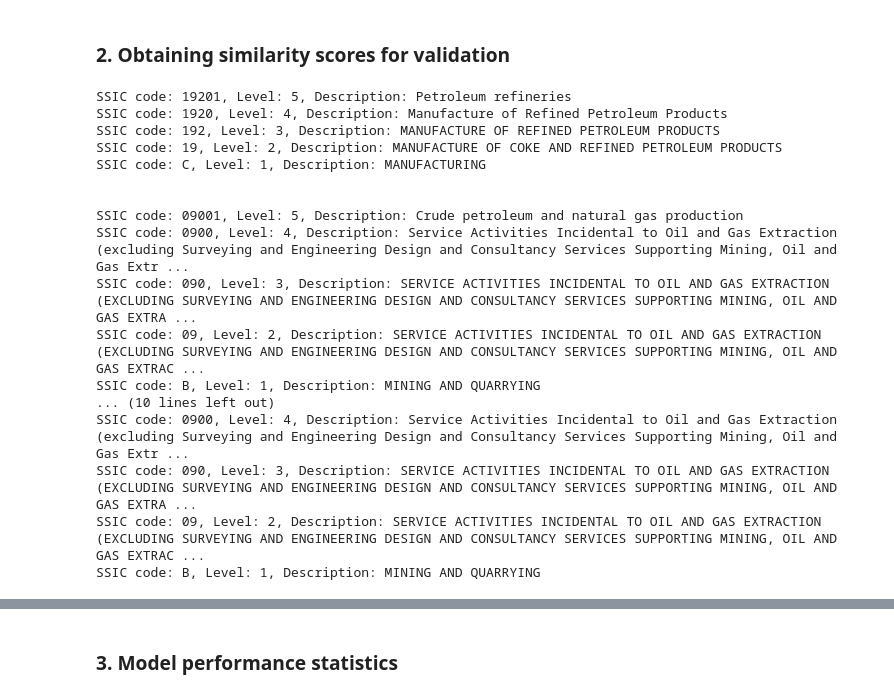
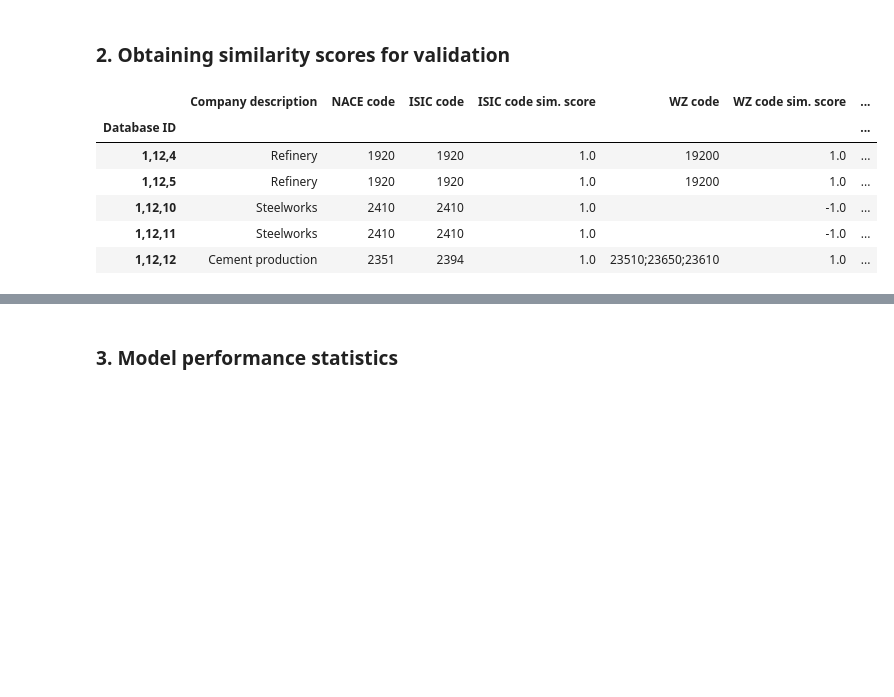
Before and after one commit to vegetablestabber/internship-one, a Jupyter notebook: notebooks/match_maestri.ipynb, the cells around one changed output, grey strips where cells are left out. Drawn from its saved outputs; the diff is of its cells as text; code cells hidden in the pictures; blank space fills up the shorter version.

```diff
--- a/notebooks/match_maestri.ipynb
+++ b/notebooks/match_maestri.ipynb
@@ -59,59 +46,6 @@ maestri_dfs[1].head()
 | 10,39,5 | Sugar refinery | 1081 | 1072 | 10810 | 10720 |
 # %% [markdown]
 ### 2. Obtaining similarity scores for validation
-# %%
-from utils.inference.infer import get_level, get_description, get_parent
-
-def f(c):
-	l = get_level(c)
-	d = get_description(c)
-	print(f"{c.std.value} code: {c.value}, Level: {l}, Description: {d}")
-
-	while l > 1:
-		c = get_parent(c)
-
-		if l >= 1:
-			l = get_level(c)
-			d = get_description(c)
-			print(f"{c.std.value} code: {c.value}, Level: {l}, Description: {d}")
-
-	print("\n")
-
-### Old match
-# Database ID	Company description 	NACE code	ISIC code	WZ code	  SSIC code
-# 6,21,10	 	Petroleum exctaction	0610     	0610     	06100  	  19201;09001
-
-### New match
-# Database ID	Company description 	NACE code	ISIC code	WZ code	  SSIC code
-# 6,21,10	 	Petroleum exctaction	0610     	0610     	06100  	  08900
-
-c1 = IndustryCode(IndustryStandard.SSIC, "19201")
-c2 = IndustryCode(IndustryStandard.SSIC, "09001")
-c3 = IndustryCode(IndustryStandard.SSIC, "08900")
-
-company = NACECompany("0610", "Petroleum exctaction")
-c4 = get_match(company, IndustryStandard.SSIC, [])
-
-for c in (c1, c2, c3, c4):
-	f(c)
-# %% [output]
-SSIC code: 19201, Level: 5, Description: Petroleum refineries
-SSIC code: 1920, Level: 4, Description: Manufacture of Refined Petroleum Products
-SSIC code: 192, Level: 3, Description: MANUFACTURE OF REFINED PETROLEUM PRODUCTS
-SSIC code: 19, Level: 2, Description: MANUFACTURE OF COKE AND REFINED PETROLEUM PRODUCTS
-SSIC code: C, Level: 1, Description: MANUFACTURING
-
-
-SSIC code: 09001, Level: 5, Description: Crude petroleum and natural gas production
-SSIC code: 0900, Level: 4, Description: Service Activities Incidental to Oil and Gas Extraction (excluding Surveying and Engineering Design and Consultancy Services Supporting Mining, Oil and Gas Extr ...
-SSIC code: 090, Level: 3, Description: SERVICE ACTIVITIES INCIDENTAL TO OIL AND GAS EXTRACTION (EXCLUDING SURVEYING AND ENGINEERING DESIGN AND CONSULTANCY SERVICES SUPPORTING MINING, OIL AND GAS EXTRA ...
-SSIC code: 09, Level: 2, Description: SERVICE ACTIVITIES INCIDENTAL TO OIL AND GAS EXTRACTION (EXCLUDING SURVEYING AND ENGINEERING DESIGN AND CONSULTANCY SERVICES SUPPORTING MINING, OIL AND GAS EXTRAC ...
-SSIC code: B, Level: 1, Description: MINING AND QUARRYING
-... (10 lines left out)
-SSIC code: 0900, Level: 4, Description: Service Activities Incidental to Oil and Gas Extraction (excluding Surveying and Engineering Design and Consultancy Services Supporting Mining, Oil and Gas Extr ...
-SSIC code: 090, Level: 3, Description: SERVICE ACTIVITIES INCIDENTAL TO OIL AND GAS EXTRACTION (EXCLUDING SURVEYING AND ENGINEERING DESIGN AND CONSULTANCY SERVICES SUPPORTING MINING, OIL AND GAS EXTRA ...
-SSIC code: 09, Level: 2, Description: SERVICE ACTIVITIES INCIDENTAL TO OIL AND GAS EXTRACTION (EXCLUDING SURVEYING AND ENGINEERING DESIGN AND CONSULTANCY SERVICES SUPPORTING MINING, OIL AND GAS EXTRAC ...
-SSIC code: B, Level: 1, Description: MINING AND QUARRYING
 # %%
 maestri_dfs = validate_maestri(maestri_dfs)
 # %%
@@ -141 +79,11 @@ for i in range(len(MAESTRI_ROLES)):
+# %%
+test_dfs[0].head()
+# %% [output]
+|  | Company description | NACE code | ISIC code | ISIC code sim. score | WZ code | WZ code sim. score | ... |
+| Database ID |  |  |  |  |  |  | ... |
+| 1,12,4 | Refinery | 1920 | 1920 | 1.0 | 19200 | 1.0 | ... |
+| 1,12,5 | Refinery | 1920 | 1920 | 1.0 | 19200 | 1.0 | ... |
+| 1,12,10 | Steelworks | 2410 | 2410 | 1.0 |  | -1.0 | ... |
+| 1,12,11 | Steelworks | 2410 | 2410 | 1.0 |  | -1.0 | ... |
+| 1,12,12 | Cement production | 2351 | 2394 | 1.0 | 23510;23650;23610 | 1.0 | ... |
 # %%
```
Also changed, not shown: parts of 10 cells of this notebook, 18 other files.
